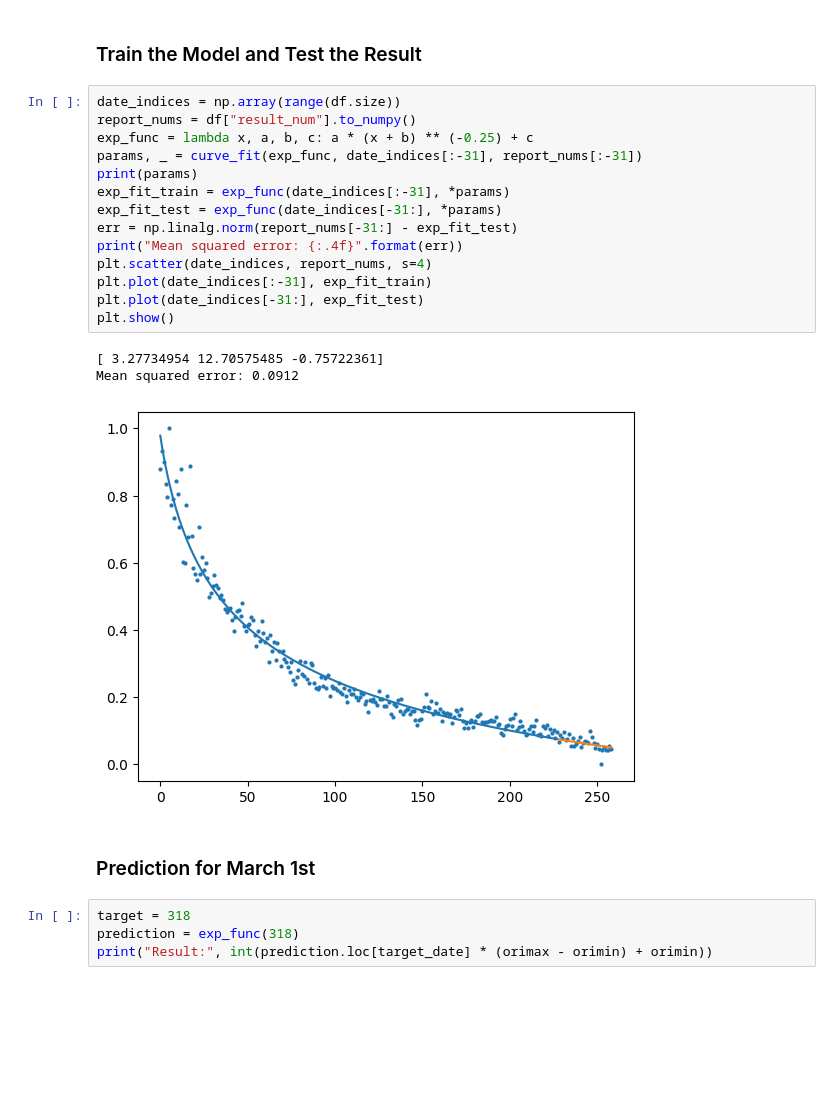
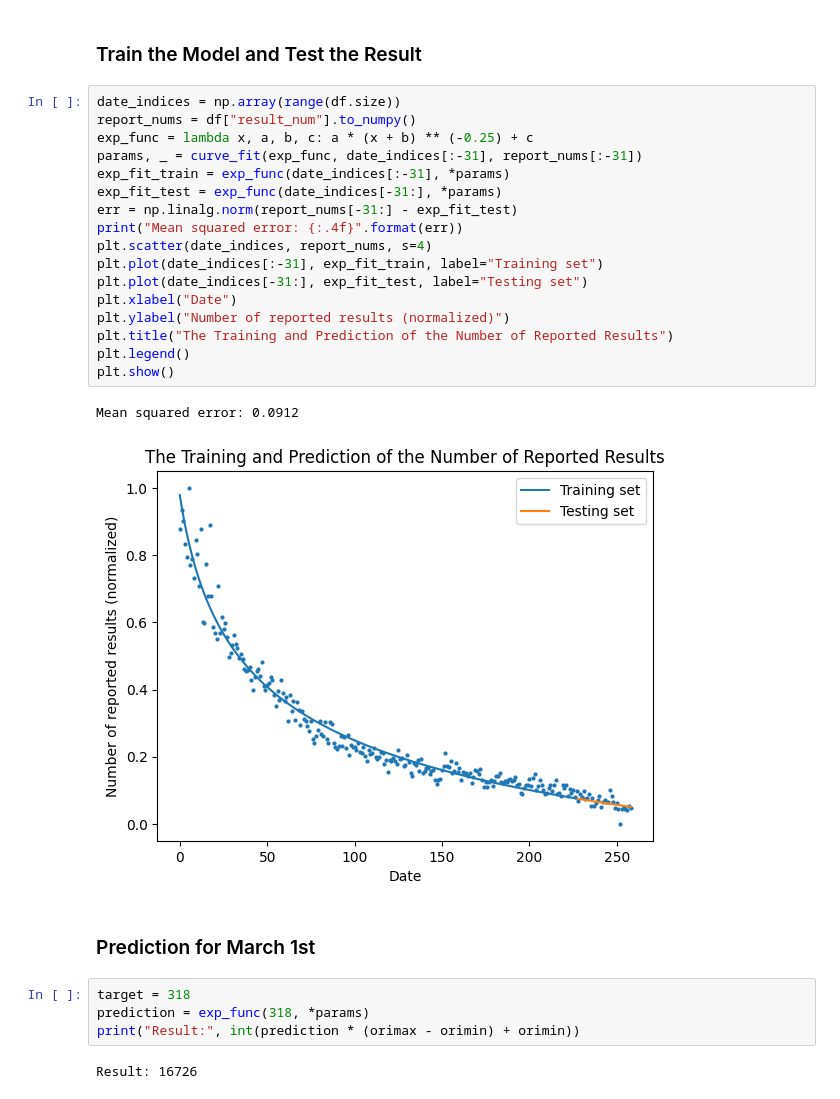
Before and after one commit to Charlie-XIAO/MCM23-Wordle-ML, a Jupyter notebook: src/report_num.ipynb, the cells around one changed output. Cells and saved outputs as stored; diff of their text form; blank space fills up the shorter version.

```diff
--- a/src/report_num.ipynb
+++ b/src/report_num.ipynb
@@ -85,24 +85,28 @@ Result: 15040
 # %%
 date_indices = np.array(range(df.size))
 report_nums = df["result_num"].to_numpy()
 exp_func = lambda x, a, b, c: a * (x + b) ** (-0.25) + c
 params, _ = curve_fit(exp_func, date_indices[:-31], report_nums[:-31])
-print(params)
 exp_fit_train = exp_func(date_indices[:-31], *params)
 exp_fit_test = exp_func(date_indices[-31:], *params)
 err = np.linalg.norm(report_nums[-31:] - exp_fit_test)
 print("Mean squared error: {:.4f}".format(err))
 plt.scatter(date_indices, report_nums, s=4)
-plt.plot(date_indices[:-31], exp_fit_train)
-plt.plot(date_indices[-31:], exp_fit_test)
+plt.plot(date_indices[:-31], exp_fit_train, label="Training set")
+plt.plot(date_indices[-31:], exp_fit_test, label="Testing set")
+plt.xlabel("Date")
+plt.ylabel("Number of reported results (normalized)")
+plt.title("The Training and Prediction of the Number of Reported Results")
+plt.legend()
 plt.show()
 # %% [output]
-[ 3.27734954 12.70575485 -0.75722361]
 Mean squared error: 0.0912
-[figure, old version]
+[figure, new version]
 # %% [markdown]
 ### Prediction for March 1st
 # %%
 target = 318
-prediction = exp_func(318)
-print("Result:", int(prediction.loc[target_date] * (orimax - orimin) + orimin))
+prediction = exp_func(318, *params)
+print("Result:", int(prediction * (orimax - orimin) + orimin))
+# %% [output]
+Result: 16726
```
